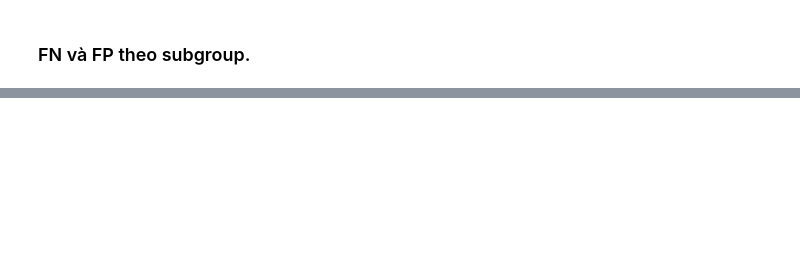
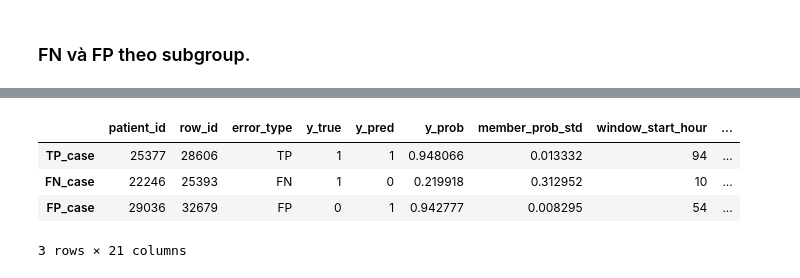
Before and after one commit to thuhieucn/Early-Sepsis-Prediction-in-Intensive-Care-Units, a Jupyter notebook: lstm-model-ensemble.ipynb, the cells around one changed output, grey strips where cells are left out. Cells and saved outputs as stored; diff of their text form; code cells hidden in the pictures; blank space fills up the shorter version.

Commit message:
Kaggle Notebook | lstm-model-ensemble | Version 11 - refactor + add case study

```diff
--- a/lstm-model-ensemble.ipynb
+++ b/lstm-model-ensemble.ipynb
@@ -1221,0 +1074,25 @@ Test - FP by MAP low
+# %%
+# ===== Select a representative FN window =====
+
+fn_candidates = df_test_analysis[
+    (df_test_analysis['error_type'] == 'FN') &
+    (df_test_analysis['missing_high'] == 1)
+].copy()
+
+# near-miss FN: trong các FN thiếu dữ liệu, chọn ca có xác suất cao nhất
+fn_candidates = fn_candidates.sort_values(
+    ['y_prob', 'member_prob_std'],
+    ascending=[False, True]
+)
+
+fn_case = fn_candidates.iloc[0]
+
+display(pd.DataFrame([fn_case])[[
+    'patient_id', 'row_id', 'error_type', 'y_true', 'y_pred', 'y_prob',
+    'member_prob_std',
+    'window_start_hour', 'window_end_hour', 'hours_to_onset',
+    'raw_missing_rate_window',
+    'last_HR_raw', 'last_Resp_raw', 'last_SBP_raw', 'last_MAP_raw',
+    'hr_high', 'resp_high', 'sbp_low', 'map_low', 'missing_high',
+    'eda_pattern_strong'
+]])
@@ -1221,0 +1134,26 @@ Test - FP by MAP low
+# %%
+# ===== Summary of selected case windows =====
+
+selected_cases = pd.DataFrame([
+    tp_case,
+    fn_case,
+    fp_case
+]).copy()
+
+selected_cases.index = ['TP_case', 'FN_case', 'FP_case']
+
+display(selected_cases[[
+    'patient_id', 'row_id', 'error_type', 'y_true', 'y_pred', 'y_prob',
+    'member_prob_std',
+    'window_start_hour', 'window_end_hour', 'hours_to_onset',
+    'raw_missing_rate_window',
+    'last_HR_raw', 'last_Resp_raw', 'last_SBP_raw', 'last_MAP_raw',
+    'hr_high', 'resp_high', 'sbp_low', 'map_low', 'missing_high',
+    'eda_pattern_strong'
+]])
+# %% [output]
+|  | patient_id | row_id | error_type | y_true | y_pred | y_prob | member_prob_std | window_start_hour | ... |
+| TP_case | 25377 | 28606 | TP | 1 | 1 | 0.948066 | 0.013332 | 94 | ... |
+| FN_case | 22246 | 25393 | FN | 1 | 0 | 0.219918 | 0.312952 | 10 | ... |
+| FP_case | 29036 | 32679 | FP | 0 | 1 | 0.942777 | 0.008295 | 54 | ... |
+3 rows × 21 columns
```
Also changed, not shown: parts of 30 cells of this notebook.
